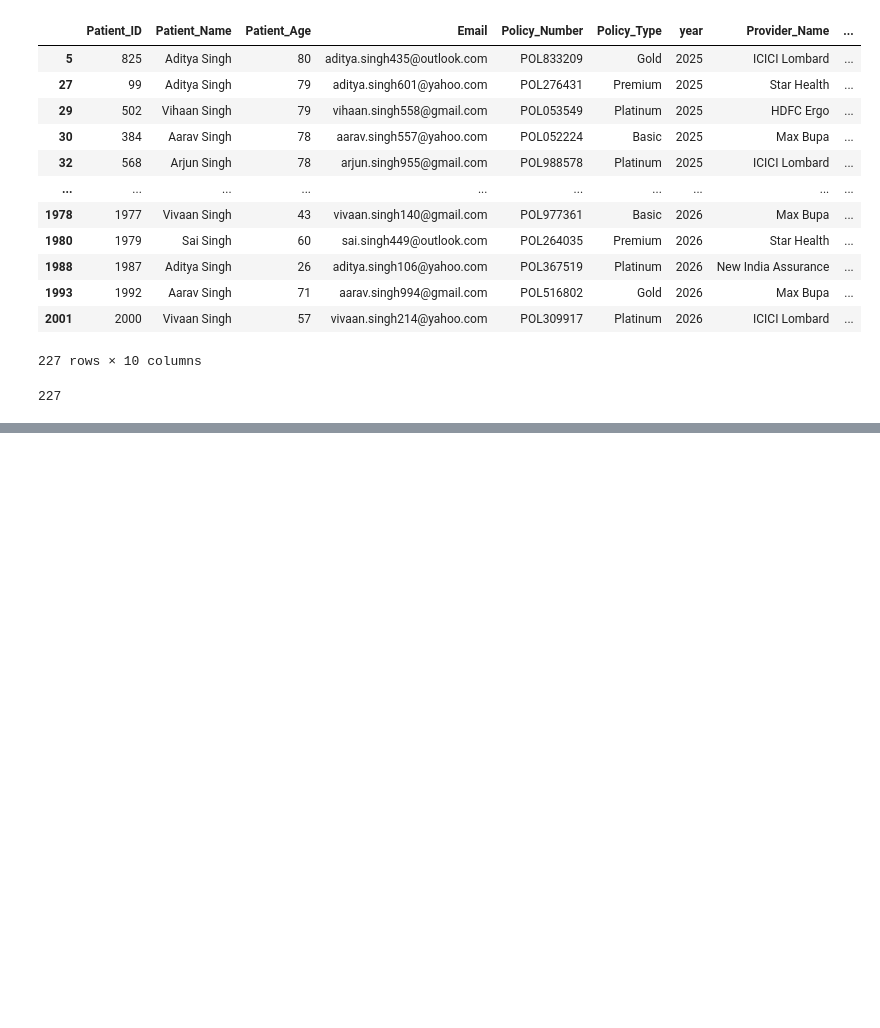
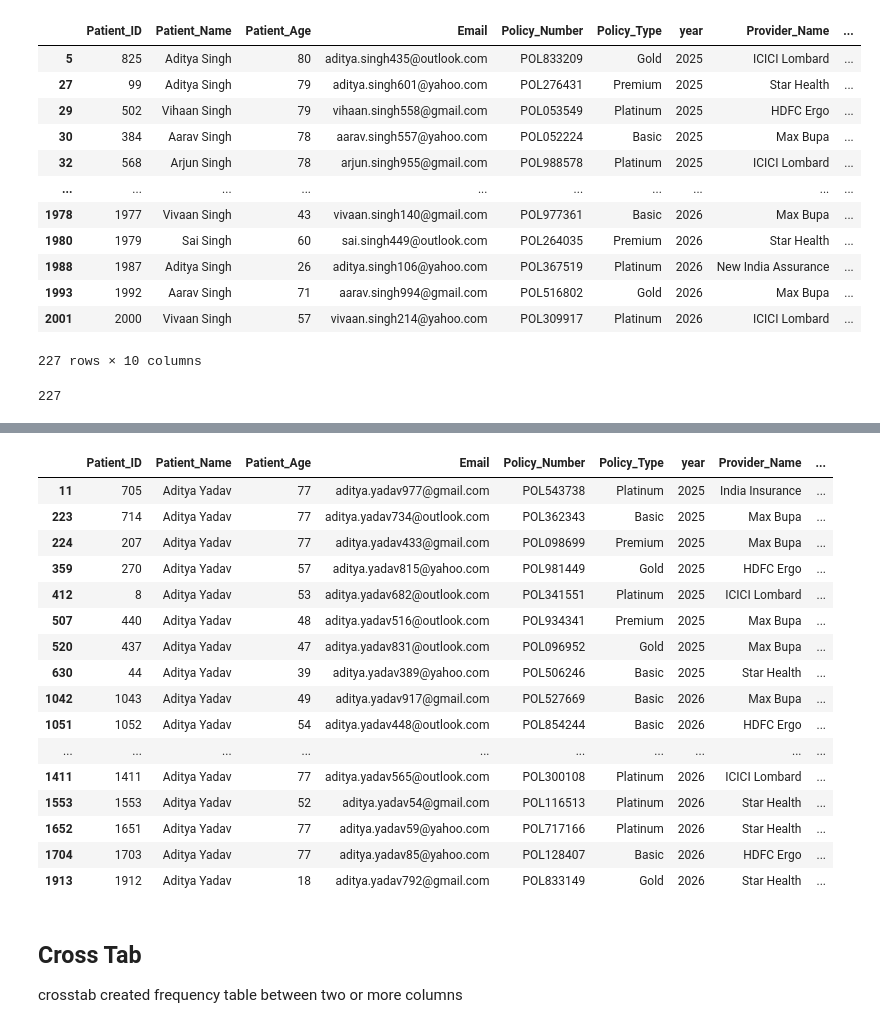
Before and after one commit to prashant0708/Python_for_all_YT_Playlist, a Jupyter notebook: 25.Pandas.ipynb, the cells around one changed output, grey strips where cells are left out. Saved outputs shown, nothing was run; the diff lists cells and outputs as text; code cells hidden in the pictures; blank space fills up the shorter version.

```diff
--- a/25.Pandas.ipynb
+++ b/25.Pandas.ipynb
@@ -1151,0 +1549,4 @@ patient_data[patient_data["Patient_Name"].str.endswith('Singh')]['Patient_ID'].c
+# %%
+## columns split
+
+patient_data[['First_name','Last_name']] = patient_data['Patient_Name'].str.split(" ",expand=True)
@@ -1151,0 +1721,8 @@ patient_data[patient_data["Patient_Name"].str.endswith('Singh')]['Patient_ID'].c
+# %%
+## i want to find out each provider count , name against Patient_name
+pd.set_option("display.max_colwidth", None)
+
+patient_data.groupby(['Patient_Name']).agg(
+    provider_count=('Provider_Name','nunique'),
+    provider_list=('Provider_Name',lambda x : list(x.unique()))
+)
@@ -1151,0 +1870,2 @@ patient_data[patient_data["Patient_Name"].str.endswith('Singh')]['Patient_ID'].c
+# %%
+df1= patient_data.set_index(['Patient_Name','Patient_Age'])
@@ -1151,0 +1898,4 @@ patient_data[patient_data["Patient_Name"].str.endswith('Singh')]['Patient_ID'].c
+# %%
+pd.set_option("display.max_rows", 200)
+
+df2.xs("Aditya Yadav")
@@ -1151,0 +1916,23 @@ patient_data[patient_data["Patient_Name"].str.endswith('Singh')]['Patient_ID'].c
+# %%
+patient_data[patient_data["Patient_Name"]=="Aditya Yadav"]
+# %% [output]
+|  | Patient_ID | Patient_Name | Patient_Age | Email | Policy_Number | Policy_Type | year | Provider_Name | ... |
+| 11 | 705 | Aditya Yadav | 77 | aditya.yadav977@gmail.com | POL543738 | Platinum | 2025 | India Insurance | ... |
+| 223 | 714 | Aditya Yadav | 77 | aditya.yadav734@outlook.com | POL362343 | Basic | 2025 | Max Bupa | ... |
+| 224 | 207 | Aditya Yadav | 77 | aditya.yadav433@gmail.com | POL098699 | Premium | 2025 | Max Bupa | ... |
+| 359 | 270 | Aditya Yadav | 57 | aditya.yadav815@yahoo.com | POL981449 | Gold | 2025 | HDFC Ergo | ... |
+| 412 | 8 | Aditya Yadav | 53 | aditya.yadav682@outlook.com | POL341551 | Platinum | 2025 | ICICI Lombard | ... |
+| 507 | 440 | Aditya Yadav | 48 | aditya.yadav516@outlook.com | POL934341 | Premium | 2025 | Max Bupa | ... |
+| 520 | 437 | Aditya Yadav | 47 | aditya.yadav831@outlook.com | POL096952 | Gold | 2025 | Max Bupa | ... |
+| 630 | 44 | Aditya Yadav | 39 | aditya.yadav389@yahoo.com | POL506246 | Basic | 2025 | Star Health | ... |
+| 1042 | 1043 | Aditya Yadav | 49 | aditya.yadav917@gmail.com | POL527669 | Basic | 2026 | Max Bupa | ... |
+| 1051 | 1052 | Aditya Yadav | 54 | aditya.yadav448@outlook.com | POL854244 | Basic | 2026 | HDFC Ergo | ... |
+| ... | ... | ... | ... | ... | ... | ... | ... | ... | ... |
+| 1411 | 1411 | Aditya Yadav | 77 | aditya.yadav565@outlook.com | POL300108 | Platinum | 2026 | ICICI Lombard | ... |
+| 1553 | 1553 | Aditya Yadav | 52 | aditya.yadav54@gmail.com | POL116513 | Platinum | 2026 | Star Health | ... |
+| 1652 | 1651 | Aditya Yadav | 77 | aditya.yadav59@yahoo.com | POL717166 | Platinum | 2026 | Star Health | ... |
+| 1704 | 1703 | Aditya Yadav | 77 | aditya.yadav85@yahoo.com | POL128407 | Basic | 2026 | HDFC Ergo | ... |
+| 1913 | 1912 | Aditya Yadav | 18 | aditya.yadav792@gmail.com | POL833149 | Gold | 2026 | Star Health | ... |
+# %% [markdown]
+## Cross Tab
+crosstab created frequency table between two or more columns
```
Also changed, not shown: parts of 102 cells of this notebook.
